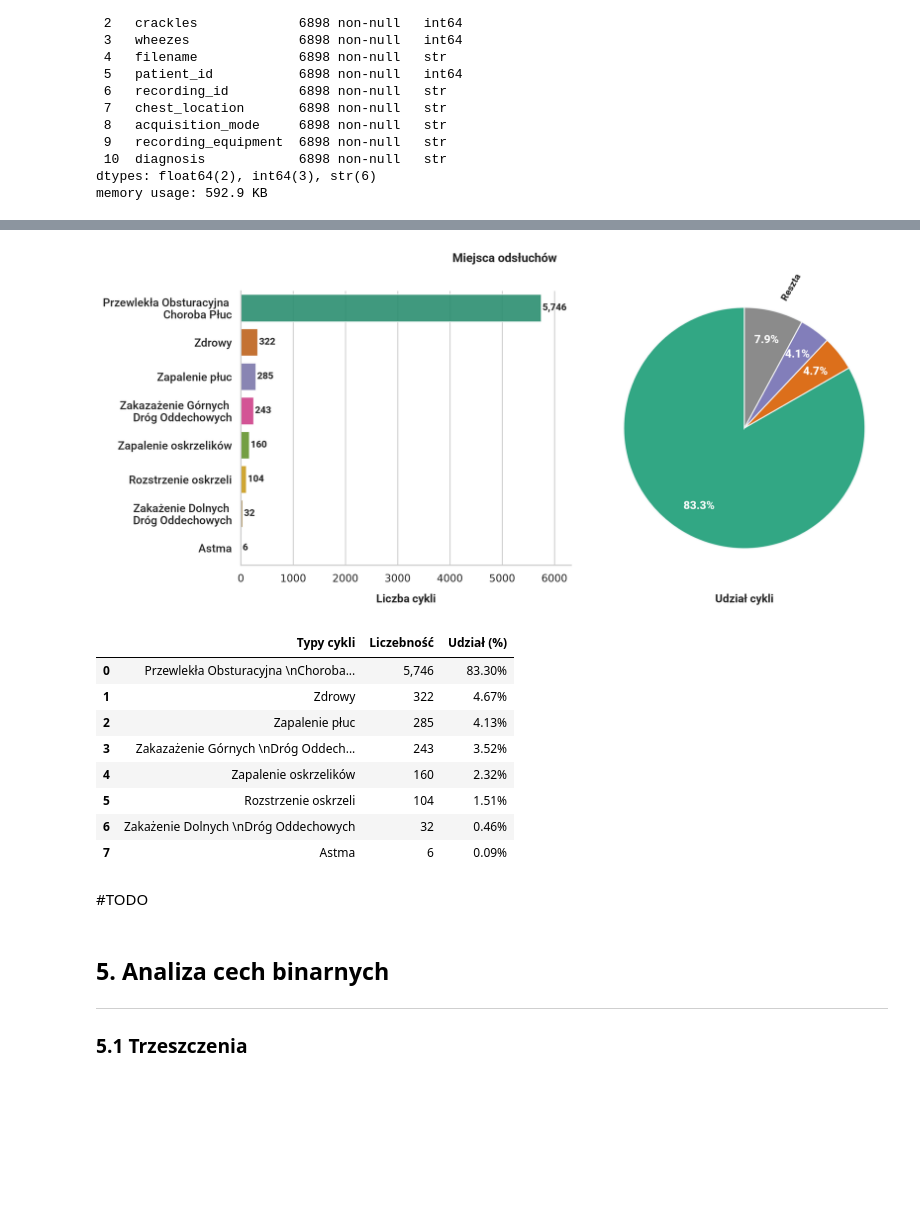
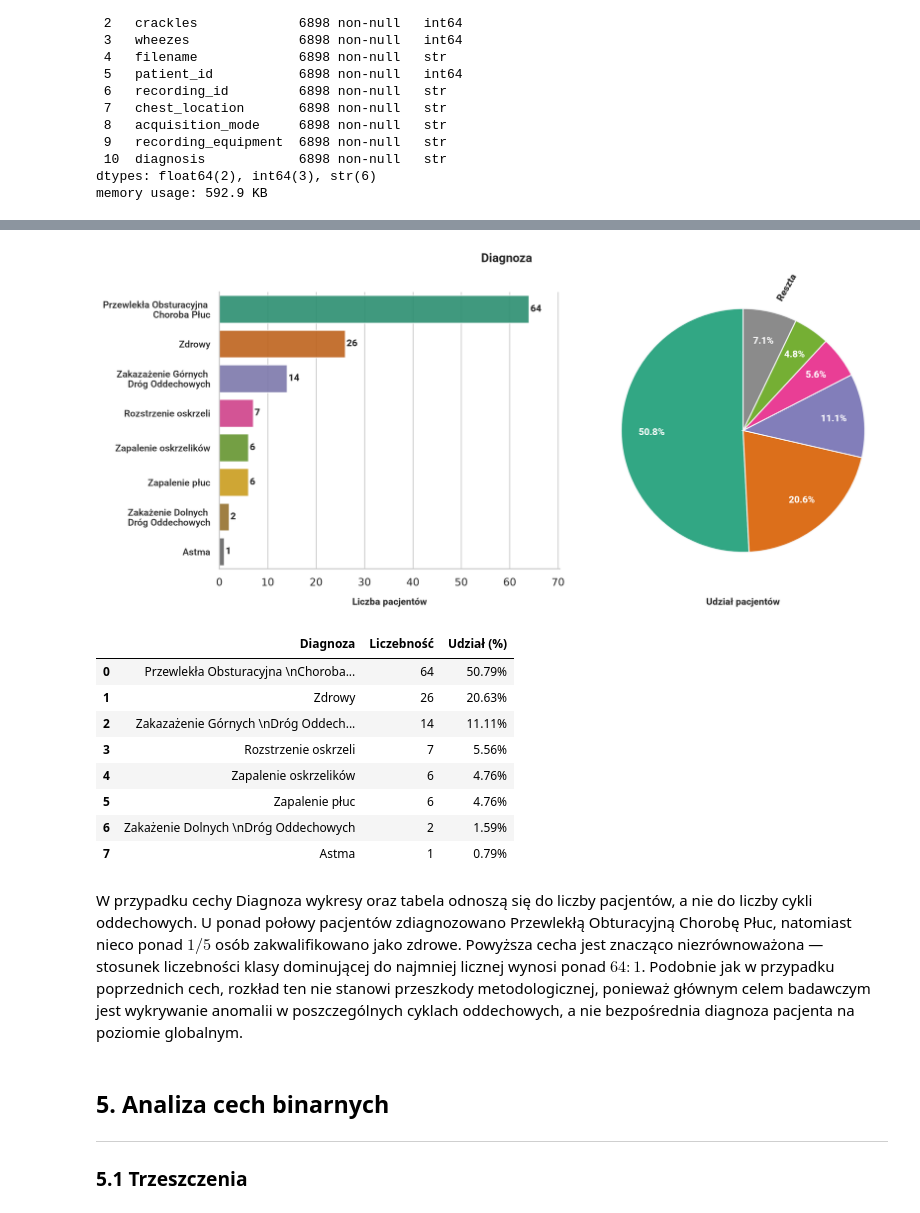
Before and after one commit to gwiazdan/respiratory-sound-analysis, a Jupyter notebook: notebooks/01_eda_icbhi.ipynb, the cells around one changed output, grey strips where cells are left out. Drawn from its saved outputs; the diff is of its cells as text; code cells hidden in the pictures; blank space fills up the shorter version.

```diff
--- a/notebooks/01_eda_icbhi.ipynb
+++ b/notebooks/01_eda_icbhi.ipynb
@@ -424,7 +428,8 @@ pd.DataFrame({'Typy cykli': [labels_map[label] for label in counts.index], 'Licz
 fig, (ax1, ax2) = plt.subplots(1, 2, figsize=(12, 5), dpi=125, constrained_layout=True)
 
 # Chcemy, aby kolory były przypisane do kategorii
-counts = df['diagnosis'].value_counts().sort_values(ascending=False)
+df_patients = df[['patient_id','diagnosis']].drop_duplicates().reset_index(drop=True)
+counts = df_patients['diagnosis'].value_counts().sort_values(ascending=False)
 color_dict = dict(zip(counts.index, dark_two[:8], strict=True))
 labels_map = {
     'COPD': 'Przewlekła Obsturacyjna \nChoroba Płuc',
@@ -459,13 +464,13 @@ for container in ax1.containers:
 
 # Poprawione etykiety
 ax1.set_ylabel("")
-ax1.set_xlabel('Liczba cykli', labelpad=10, font=bold)
-ax1.set_xlim(0, df['diagnosis'].value_counts().max() * 1.1)
+ax1.set_xlabel('Liczba pacjentów', labelpad=10, font=bold)
+ax1.set_xlim(0, df_patients['diagnosis'].value_counts().max() * 1.1)
 
 # Aby zapobiec nagromadzeniu trudnych do odczytania pasków, zgrupujemy małe wartosci w "Reszta"
-top_3 = counts.iloc[:3]
-others_sum = counts.iloc[3:].sum()
-pie_counts = pd.concat([top_3, pd.Series({'Reszta': others_sum})])
+top_5 = counts.iloc[:5]
+others_sum = counts.iloc[5:].sum()
+pie_counts = pd.concat([top_5, pd.Series({'Reszta': others_sum})])
 pie_color_dict = color_dict.copy()
 pie_color_dict['Reszta'] = '#7F7F7F'
 
@@ -478,51 +483,51 @@ wedges, texts, autotexts = ax2.pie(
     labels=custom_labels,
     labeldistance=1.2,
     autopct='%1.1f%%',
     pctdistance=0.75,
     startangle=90,
     colors=[pie_color_dict[cat] for cat in pie_counts.index],
     wedgeprops={"alpha":0.9, "linewidth": 1.2, "edgecolor": "#f8f9fa"},
     radius=1.1
 )
 
 # Modyfikacja wyglądu i obrotu etykiety 'Reszta'
 for text in texts:
     if text.get_text():
         text.set_rotation(60)
         text.set_font(heavy)
         text.set_fontsize(10)
         text.set_color('#2b2b2b')
 
 # Korekta graficzna wartości procentowych
 for autotext in autotexts:
     autotext.set_color('white')
     autotext.set_size(10)
     autotext.set_font(heavy)
 
-ax2.set_xlabel('Udział cykli', labelpad=10, font=bold)
+ax2.set_xlabel('Udział pacjentów', labelpad=10, font=bold)
 
 fig.align_xlabels([ax1,ax2])
-fig.suptitle('Miejsca odsłuchów ', size=13, font=bold, y=1.05)
+fig.suptitle('Diagnoza ', size=13, font=bold, y=1.05)
 
 sns.despine(top=True, right=True)
 plt.show()
 # %% [output]
-[figure, old version]
+[figure, new version]
 # %%
-percentages = (counts / len(df)) * 100
-pd.DataFrame({'Typy cykli': [labels_map[label] for label in counts.index], 'Liczebność': [f"{val:,.0f}" for val in counts], 'Udział (%)': [f"{val:.2f}%" for val in percentages]})
+percentages = (counts / len(df_patients)) * 100
+pd.DataFrame({'Diagnoza': [labels_map[label] for label in counts.index], 'Liczebność': [f"{val:,.0f}" for val in counts], 'Udział (%)': [f"{val:.2f}%" for val in percentages]})
 # %% [output]
-|  | Typy cykli | Liczebność | Udział (%) |
-| 0 | Przewlekła Obsturacyjna \nChoroba... | 5,746 | 83.30% |
-| 1 | Zdrowy | 322 | 4.67% |
-| 2 | Zapalenie płuc | 285 | 4.13% |
-| 3 | Zakazażenie Górnych \nDróg Oddech... | 243 | 3.52% |
-| 4 | Zapalenie oskrzelików | 160 | 2.32% |
-| 5 | Rozstrzenie oskrzeli | 104 | 1.51% |
-| 6 | Zakażenie Dolnych \nDróg Oddechowych | 32 | 0.46% |
-| 7 | Astma | 6 | 0.09% |
+|  | Diagnoza | Liczebność | Udział (%) |
+| 0 | Przewlekła Obsturacyjna \nChoroba... | 64 | 50.79% |
+| 1 | Zdrowy | 26 | 20.63% |
+| 2 | Zakazażenie Górnych \nDróg Oddech... | 14 | 11.11% |
+| 3 | Rozstrzenie oskrzeli | 7 | 5.56% |
+| 4 | Zapalenie oskrzelików | 6 | 4.76% |
+| 5 | Zapalenie płuc | 6 | 4.76% |
+| 6 | Zakażenie Dolnych \nDróg Oddechowych | 2 | 1.59% |
+| 7 | Astma | 1 | 0.79% |
-# %% [markdown]
-#TODO
+# %% [markdown]
+W przypadku cechy Diagnoza wykresy oraz tabela odnoszą się do liczby pacjentów, a nie do liczby cykli oddechowych. U ponad połowy pacjentów zdiagnozowano Przewlekłą Obturacyjną Chorobę Płuc, natomiast nieco ponad $1/5$ osób zakwalifikowano jako zdrowe. Powyższa cecha jest znacząco niezrównoważona — stosunek liczebności klasy dominującej do najmniej licznej wynosi ponad $64:1$. Podobnie jak w przypadku poprzednich cech, rozkład ten nie stanowi przeszkody metodologicznej, ponieważ głównym celem badawczym jest wykrywanie anomalii w poszczególnych cyklach oddechowych, a nie bezpośrednia diagnoza pacjenta na poziomie globalnym.
 # %% [markdown]
 ## 5. Analiza cech binarnych
 
```
Also changed, not shown: parts of 13 cells of this notebook, 1 other file.
